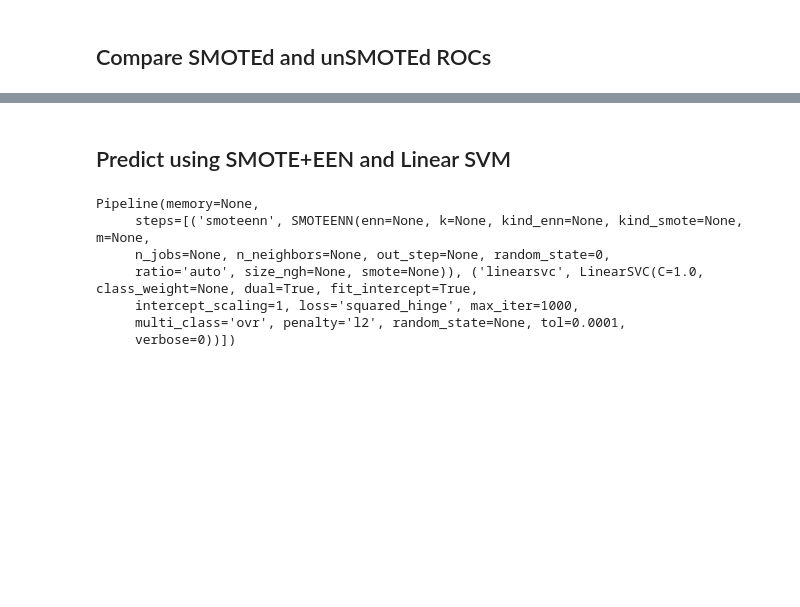
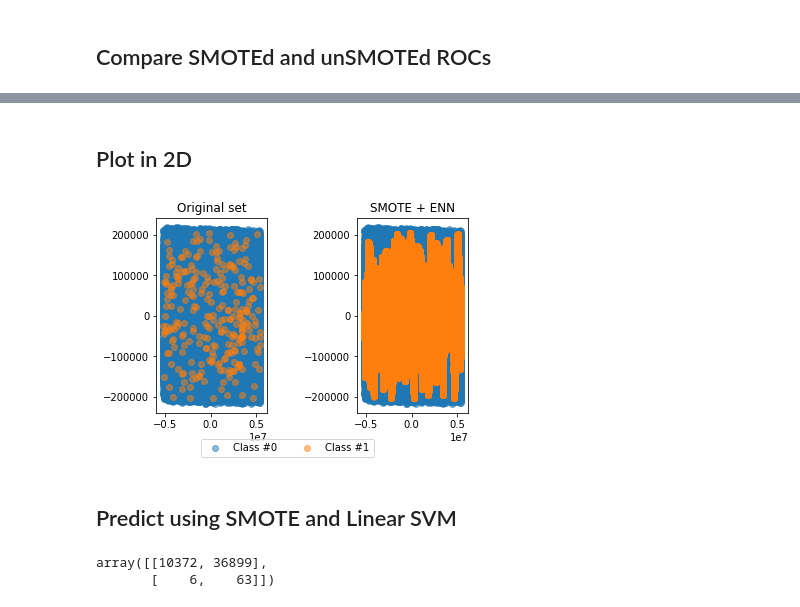
Before and after one commit to borismattijssen/cyber-data-analytics, a Jupyter notebook: assignment1/notebooks/smoteenn_linsvc.ipynb, the cells around one changed output, grey strips where cells are left out. Drawn from its saved outputs; the diff is of its cells as text; code cells hidden in the pictures; blank space fills up the shorter version.

```diff
--- a/assignment1/notebooks/smoteenn_linsvc.ipynb
+++ b/assignment1/notebooks/smoteenn_linsvc.ipynb
@@ -73,18 +75,48 @@ draw_rocs(LinearSVC(), 'Linear SVM', X_train, X_smote_train, X_test, y_train, y_
+# %% [markdown]
+## Plot in 2D
+# %%
+from sklearn.decomposition import PCA
+
+# Instanciate a PCA object for the sake of easy visualisation
+pca = PCA(n_components=2)
+# Fit and transform x to visualise inside a 2D feature space
+X_vis = pca.fit_transform(X_train)
+
+# Apply SMOTE + ENN
+sm = SMOTEENN()
+X_res_vis = pca.transform(X_smote_train)
+
+# Two subplots, unpack the axes array immediately
+f, (ax1, ax2) = plt.subplots(1, 2)
+
+c0 = ax1.scatter(X_vis[y_train == 0, 0], X_vis[y_train == 0, 1], label="Class #0",
+                 alpha=0.5)
+c1 = ax1.scatter(X_vis[y_train == 1, 0], X_vis[y_train == 1, 1], label="Class #1",
+                 alpha=0.5)
+ax1.set_title('Original set')
+
+ax2.scatter(X_res_vis[y_smote_train == 0, 0], X_res_vis[y_smote_train == 0, 1],
+            label="Class #0", alpha=0.5)
+ax2.scatter(X_res_vis[y_smote_train == 1, 0], X_res_vis[y_smote_train == 1, 1],
+            label="Class #1", alpha=0.5)
+ax2.set_title('SMOTE + ENN')
+
+f.legend((c0, c1), ('Class #0', 'Class #1'), loc='lower center',
+         ncol=2, labelspacing=0.)
+plt.tight_layout(pad=3)
+plt.show()
+# %% [output]
+[figure, added]
 # %% [markdown]
-## Predict using SMOTE+EEN and Linear SVM
+## Predict using SMOTE and Linear SVM
 # %%
 from sklearn.metrics import confusion_matrix
-clf = make_pipeline(SMOTEENN(random_state=0), LinearSVC())
+clf = make_pipeline(SMOTE(random_state=0), LinearSVC())
 # clf = LinearSVC(class_weight='balanced')
 clf.fit(X_train, y_train)
 
 y_pred = clf.predict(X_test)
 confusion_matrix(y_test, y_pred)
 # %% [output]
-Pipeline(memory=None,
-     steps=[('smoteenn', SMOTEENN(enn=None, k=None, kind_enn=None, kind_smote=None, m=None,
-     n_jobs=None, n_neighbors=None, out_step=None, random_state=0,
-     ratio='auto', size_ngh=None, smote=None)), ('linearsvc', LinearSVC(C=1.0, class_weight=None, dual=True, fit_intercept=True,
-     intercept_scaling=1, loss='squared_hinge', max_iter=1000,
-     multi_class='ovr', penalty='l2', random_state=None, tol=0.0001,
-     verbose=0))])
+array([[10372, 36899],
+       [    6,    63]])
```
Also changed, not shown: parts of 1 cell of this notebook, 1 other file.
